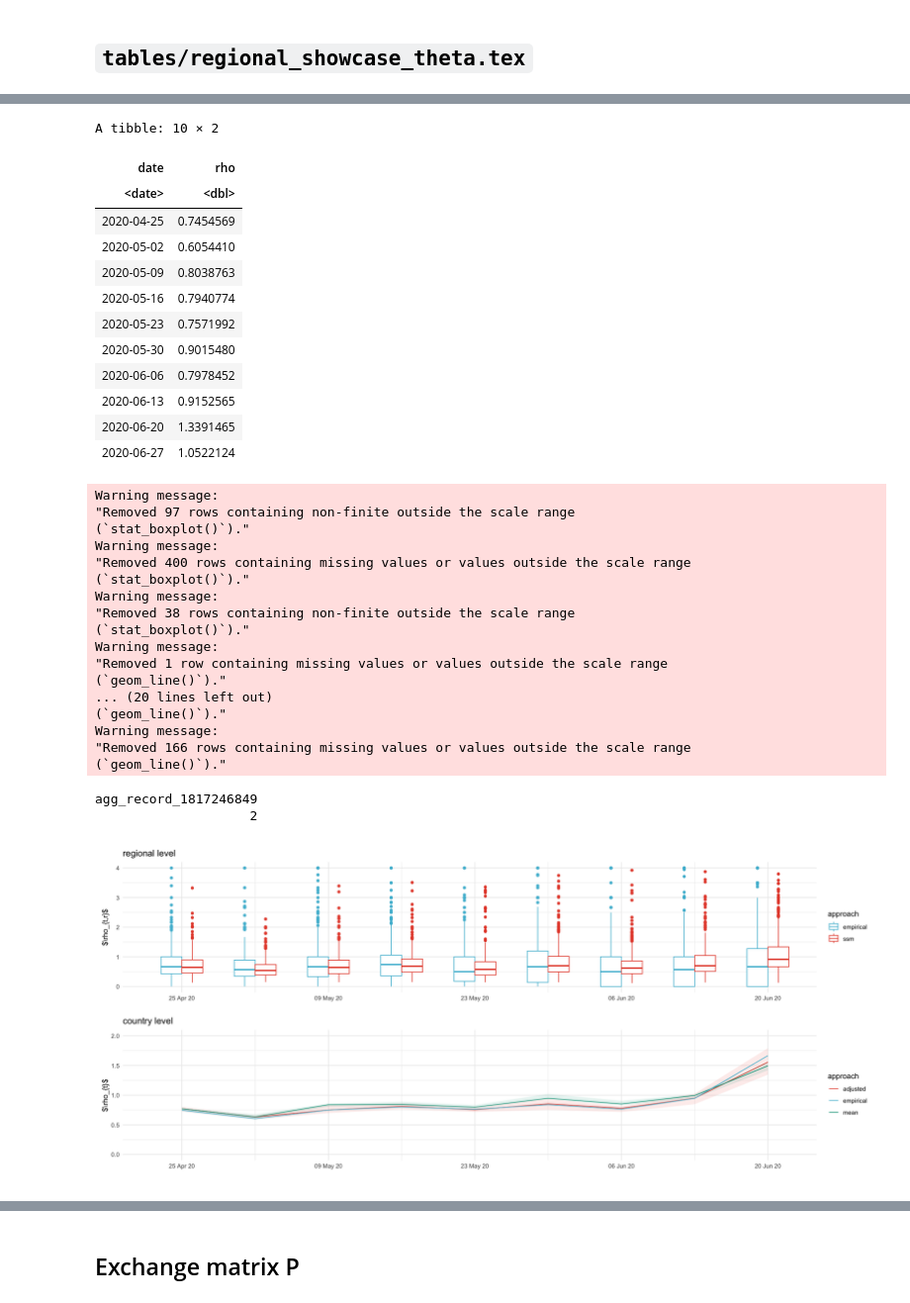
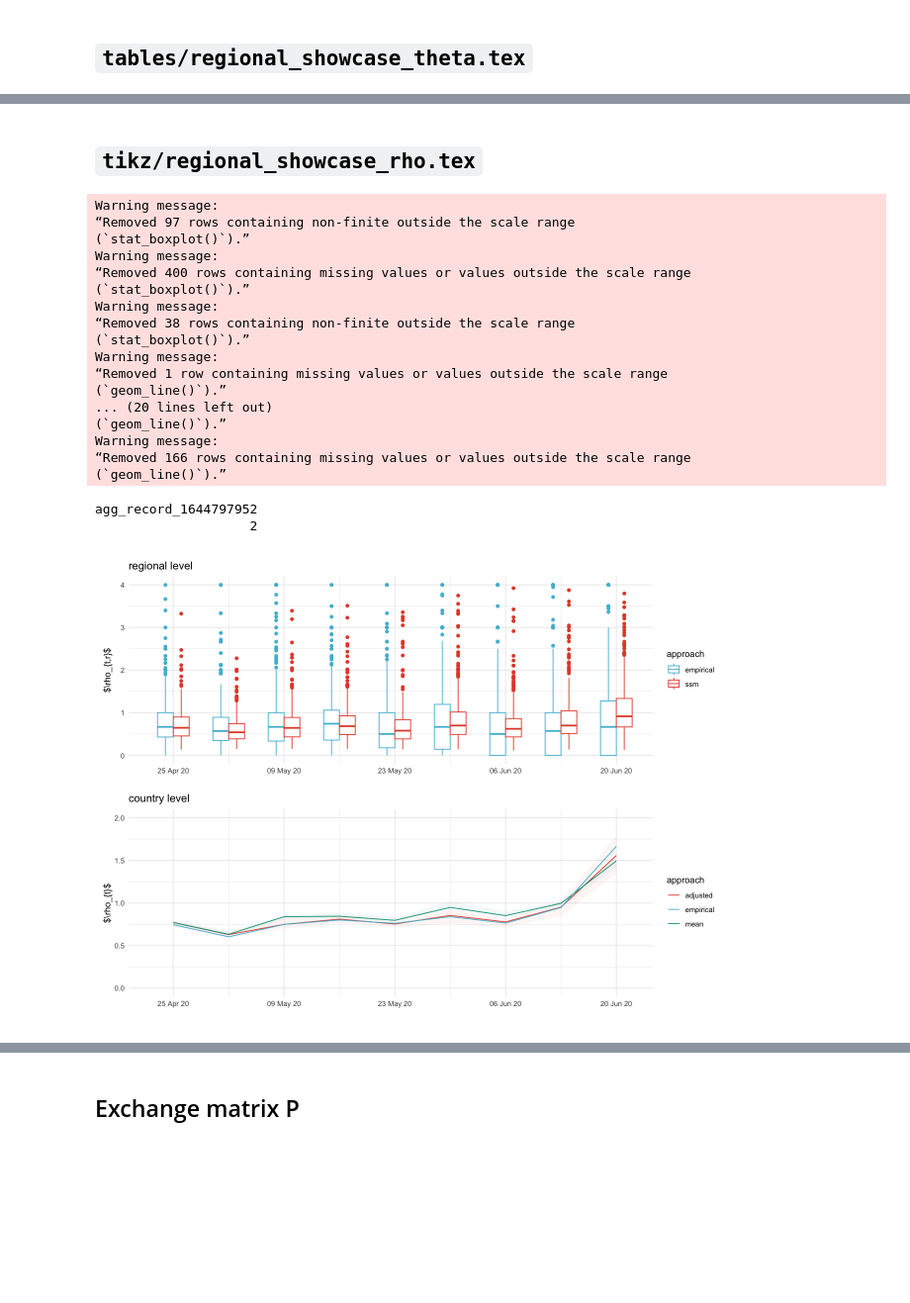
Before and after one commit to stefanheyder/dissertation, a Jupyter notebook: nbs/4 Models/4.2 Regional growth factor model/30_figures.ipynb, the cells around one changed output, grey strips where cells are left out. Shown at 99% size. Cells and saved outputs as stored; diff of their text form; code cells hidden in the pictures; blank space fills up the shorter version.

Commit message:
fix: more work on regional analysis

```diff
--- a/nbs/4 Models/4.2 Regional growth factor model/30_figures.ipynb
+++ b/nbs/4 Models/4.2 Regional growth factor model/30_figures.ipynb
@@ -289,24 +270,7 @@ Warning message:
 # %%
 rho_adjusted <- read_csv(here("data/results/4_local_outbreak_model/showcase_rho_observed.csv"))
-# %%
-showcase_results %>%
-    filter(str_starts(variable, "log_rho_")) %>%
-    group_by(date) %>%
-    summarize(rho = mean(exp(`50.0 %`)))
-# %% [output]
-A tibble: 10 × 2
-| date | rho |
-| <date> | <dbl> |
-| 2020-04-25 | 0.7454569 |
-| 2020-05-02 | 0.6054410 |
-| 2020-05-09 | 0.8038763 |
-| 2020-05-16 | 0.7940774 |
-| 2020-05-23 | 0.7571992 |
-| 2020-05-30 | 0.9015480 |
-| 2020-06-06 | 0.7978452 |
-| 2020-06-13 | 0.9152565 |
-| 2020-06-20 | 1.3391465 |
-| 2020-06-27 | 1.0522124 |
+# %% [markdown]
+## `tikz/regional_showcase_rho.tex`
 # %%
 approaches <- factor(c("ssm", "empirical", "weighted mean"), levels = c("ssm", "weighted mean", "empirical"))
 
@@ -339,50 +303,50 @@ p_county <- showcase_results %>%
 p_country <- showcase_results %>%
     ggplot(aes(date)) +
     geom_line(aes(y=`50.0 %`, color="adjusted"), data = rho_adjusted) +
-    geom_ribbon(aes(ymin=`2.5 %`, ymax=`97.5 %`, fill="adjusted"), alpha = .1, data = rho_adjusted) +
+    geom_ribbon(aes(ymin=`2.5 %`, ymax=`97.5 %`, fill="adjusted"), alpha = .05, data = rho_adjusted) +
     geom_line(
         aes(y=`50.0 %`, color="mean"),
         data = showcase_results %>% filter(variable == "mean_rho")
     ) +
-    geom_ribbon(aes(ymin=`2.5 %`, ymax=`97.5 %`, fill="mean"), alpha = .1, data = showcase_results %>% filter(variable == "mean_rho")) +
+    geom_ribbon(aes(ymin=`2.5 %`, ymax=`97.5 %`, fill="mean"), alpha = .05, data = showcase_results %>% filter(variable == "mean_rho")) +
     geom_line(
         data = full_truth %>% mutate(rho = cases / lag(cases)),
         aes(date, rho, color="empirical")
     )+
     scale_x_date(
         breaks = function(x) seq(ceiling_date(x[1], "week", week_start = 6), floor_date(x[2], "week", week_start = 6), by = "2 week"),
         date_labels = "%d %b %y",
         expand = expansion(mult = c(0.01, 0.01)),
         limits = c(ymd('2020-04-20'), ymd('2020-06-24'))
     ) +
     labs(color="approach", x="", y="$\\rho_{t}$", fill="") +
     scale_color_manual(values=c("adjusted"=pal_npg("nrc")(10)[1], "mean"=pal_npg("nrc")(10)[3], "empirical"=pal_npg("nrc")(10)[2])) +
     scale_fill_manual(values=c("adjusted"=pal_npg("nrc")(10)[1], "mean"=pal_npg("nrc")(10)[3], "empirical"=pal_npg("nrc")(10)[2])) +
     ylim(NA, 2) +
     guides(fill = "none") +
     ggtitle("country level")
 
 p_county / p_country
 
 ggsave_tikz(here("tikz/regional_showcase_rho.tex"), width=16/1.5, height=12/1.5)
 # %% [output]
 Warning message:
-"Removed 97 rows containing non-finite outside the scale range
-(`stat_boxplot()`)."
+“Removed 97 rows containing non-finite outside the scale range
+(`stat_boxplot()`).”
 Warning message:
-"Removed 400 rows containing missing values or values outside the scale range
-(`stat_boxplot()`)."
+“Removed 400 rows containing missing values or values outside the scale range
+(`stat_boxplot()`).”
 Warning message:
-"Removed 38 rows containing non-finite outside the scale range
-(`stat_boxplot()`)."
+“Removed 38 rows containing non-finite outside the scale range
+(`stat_boxplot()`).”
 Warning message:
-"Removed 1 row containing missing values or values outside the scale range
-(`geom_line()`)."
+“Removed 1 row containing missing values or values outside the scale range
+(`geom_line()`).”
 ... (20 lines left out)
-(`geom_line()`)."
+(`geom_line()`).”
 Warning message:
-"Removed 166 rows containing missing values or values outside the scale range
-(`geom_line()`)."
+“Removed 166 rows containing missing values or values outside the scale range
+(`geom_line()`).”
-agg_record_1817246849
+agg_record_1644797952
                     2
-[figure, old version]
+[figure, new version]
```
Also changed, not shown: parts of 28 cells of this notebook, 16 other files.
